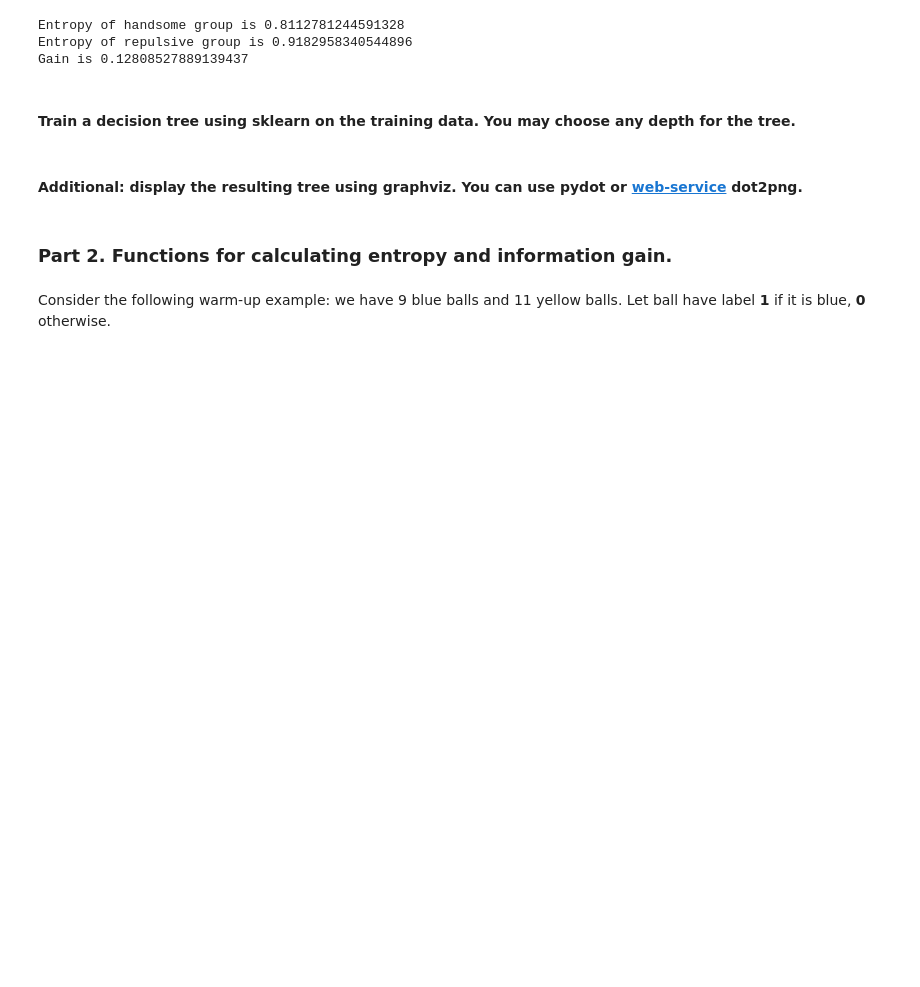
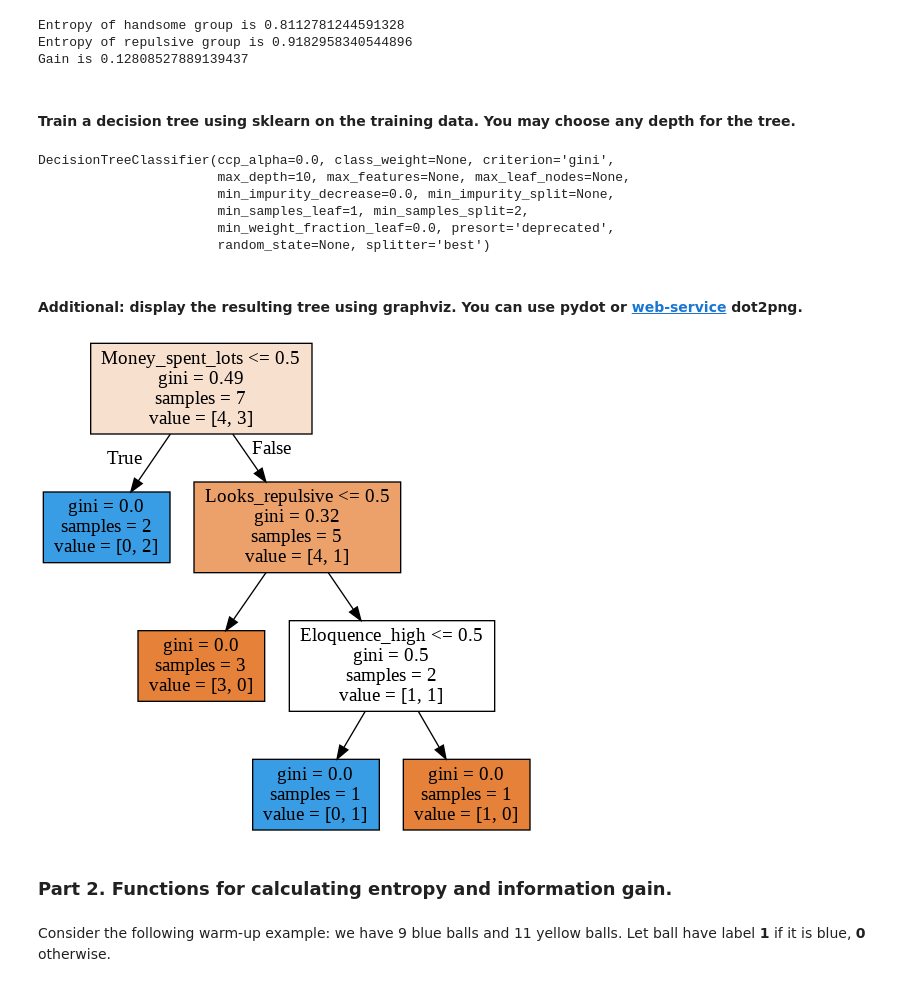
Before and after one commit to spiralhead/mlcourse.ai, a Jupyter notebook: jupyter_english/topic03_decision_trees_kNN/a3-demo-decision-trees.ipynb, the cells around one changed output. Drawn from its saved outputs; the diff is of its cells as text; code cells hidden in the pictures; blank space fills up the shorter version.

```diff
--- a/jupyter_english/topic03_decision_trees_kNN/a3-demo-decision-trees.ipynb
+++ b/jupyter_english/topic03_decision_trees_kNN/a3-demo-decision-trees.ipynb
@@ -145,2 +143,14 @@ Gain is 0.12808527889139437
+# %%
+from sklearn.tree import DecisionTreeClassifier
+
+dec_tree = DecisionTreeClassifier(max_depth=10)
+dec_tree.fit(df_train,y)
+# %% [output]
+DecisionTreeClassifier(ccp_alpha=0.0, class_weight=None, criterion='gini',
+                       max_depth=10, max_features=None, max_leaf_nodes=None,
+                       min_impurity_decrease=0.0, min_impurity_split=None,
+                       min_samples_leaf=1, min_samples_split=2,
+                       min_weight_fraction_leaf=0.0, presort='deprecated',
+                       random_state=None, splitter='best')
 # %% [markdown]
 #### Additional: display the resulting tree using graphviz. You can use pydot or [web-service](https://www.coolutils.com/ru/online/DOT-to-PNG) dot2png.
@@ -149,3 +157,24 @@ Gain is 0.12808527889139437
+# %%
+import pydotplus  # pip install pydotplus
+from sklearn.tree import export_graphviz
+
+
+def tree_graph_to_png(tree, feature_names, png_file_to_save):
+    tree_str = export_graphviz(
+        tree, feature_names=feature_names, filled=True, out_file=None
+    )
+    graph = pydotplus.graph_from_dot_data(tree_str)
+    graph.write_png(png_file_to_save)
+
+tree_graph_to_png(
+    tree=dec_tree,
+    feature_names=df_train.columns,
+    png_file_to_save="topic3_decision_tree1.png",
+)
+from IPython.display import Image
+Image('topic3_decision_tree1.png')
+# %% [output]
+[figure, added]
 # %% [markdown]
 ### Part 2. Functions for calculating entropy and information gain.
 # %% [markdown]
```
Also changed, not shown: parts of 8 cells of this notebook.
